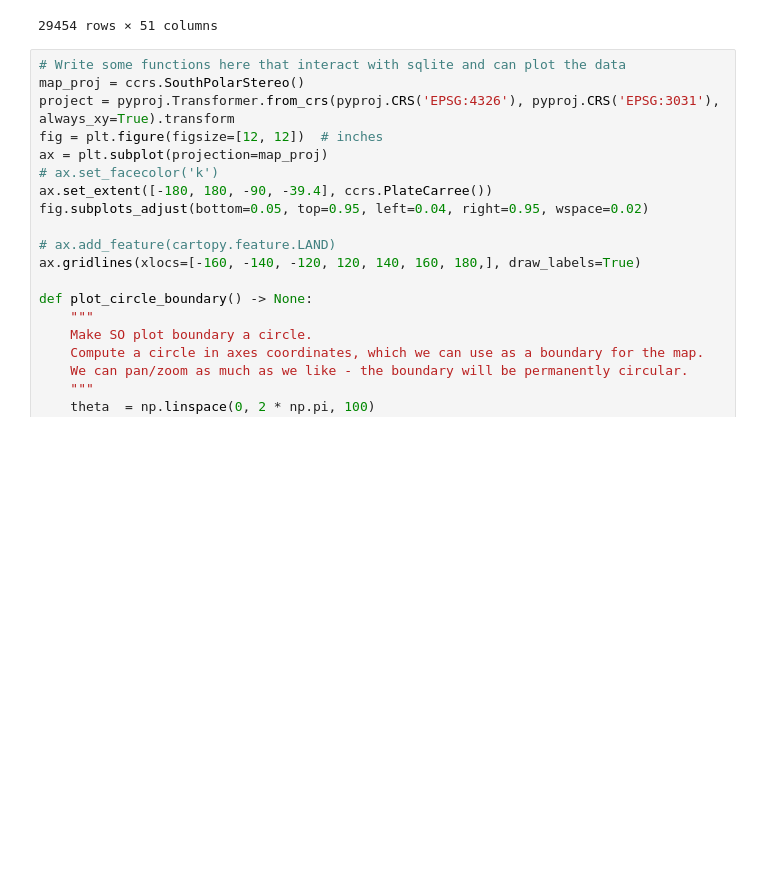
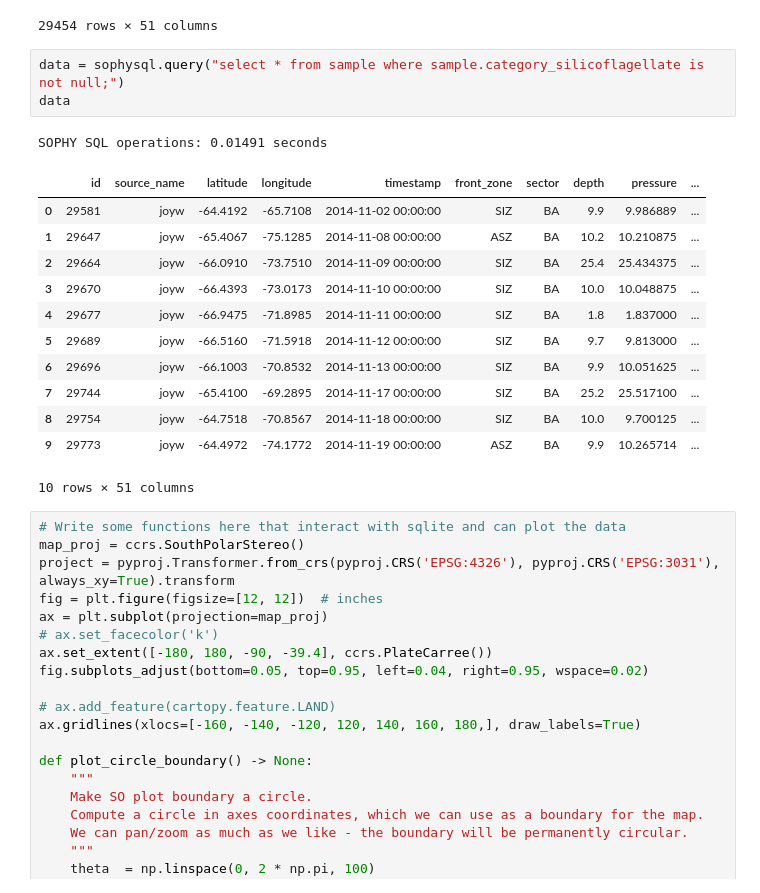
Before and after one commit to ayushnag/sophy, a Jupyter notebook: sophy/sophy.ipynb, the cells around one changed output. Drawn from its saved outputs; the diff is of its cells as text; blank space fills up the shorter version.

Commit message:
Added extra sample query in sophy.ipynb

```diff
--- a/sophy/sophy.ipynb
+++ b/sophy/sophy.ipynb
@@ -119,6 +119,23 @@ SOPHY SQL operations: 0.91338 seconds
 | 29452 | 29800 | alderkamp | -77.000000 | 171.00000 | None | SIZ | Ross | 25.01000 | NaN | ... |
 | 29453 | 29801 | alderkamp | -76.500000 | 171.00000 | None | SIZ | Ross | 23.50000 | NaN | ... |
 29454 rows × 51 columns
+# %%
+data = sophysql.query("select * from sample where sample.category_silicoflagellate is not null;")
+data
+# %% [output]
+SOPHY SQL operations: 0.01491 seconds
+|  | id | source_name | latitude | longitude | timestamp | front_zone | sector | depth | pressure | ... |
+| 0 | 29581 | joyw | -64.4192 | -65.7108 | 2014-11-02 00:00:00 | SIZ | BA | 9.9 | 9.986889 | ... |
+| 1 | 29647 | joyw | -65.4067 | -75.1285 | 2014-11-08 00:00:00 | ASZ | BA | 10.2 | 10.210875 | ... |
+| 2 | 29664 | joyw | -66.0910 | -73.7510 | 2014-11-09 00:00:00 | SIZ | BA | 25.4 | 25.434375 | ... |
+| 3 | 29670 | joyw | -66.4393 | -73.0173 | 2014-11-10 00:00:00 | SIZ | BA | 10.0 | 10.048875 | ... |
+| 4 | 29677 | joyw | -66.9475 | -71.8985 | 2014-11-11 00:00:00 | SIZ | BA | 1.8 | 1.837000 | ... |
+| 5 | 29689 | joyw | -66.5160 | -71.5918 | 2014-11-12 00:00:00 | SIZ | BA | 9.7 | 9.813000 | ... |
+| 6 | 29696 | joyw | -66.1003 | -70.8532 | 2014-11-13 00:00:00 | SIZ | BA | 9.9 | 10.051625 | ... |
+| 7 | 29744 | joyw | -65.4100 | -69.2895 | 2014-11-17 00:00:00 | SIZ | BA | 25.2 | 25.517100 | ... |
+| 8 | 29754 | joyw | -64.7518 | -70.8567 | 2014-11-18 00:00:00 | SIZ | BA | 10.0 | 9.700125 | ... |
+| 9 | 29773 | joyw | -64.4972 | -74.1772 | 2014-11-19 00:00:00 | ASZ | BA | 9.9 | 10.265714 | ... |
+10 rows × 51 columns
 # %%
 # Write some functions here that interact with sqlite and can plot the data
 map_proj = ccrs.SouthPolarStereo()
```
